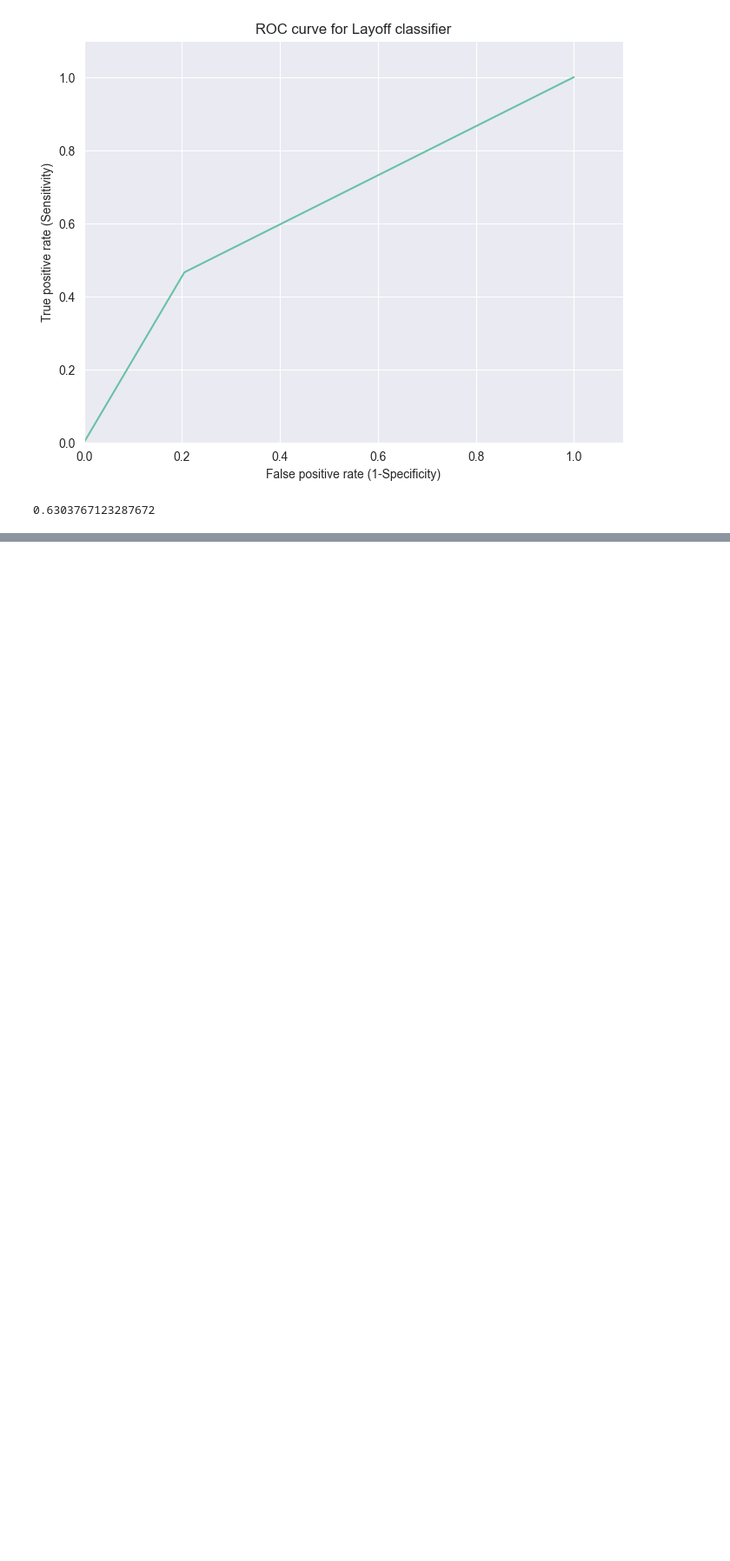
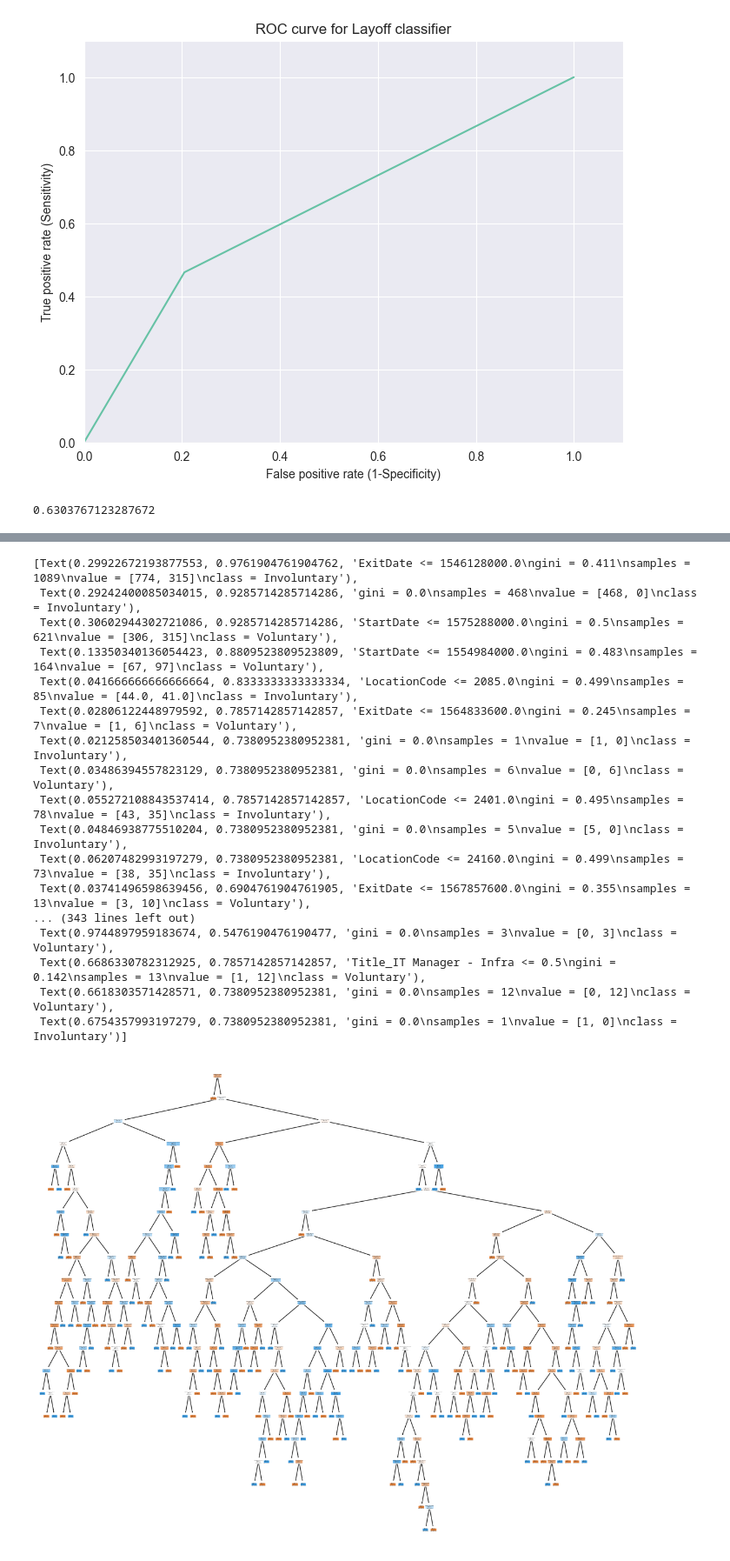
Before and after one commit to sthasangam/ML-Project, a Jupyter notebook: layoffproject.ipynb, the cells around one changed output, grey strips where cells are left out. Shown at 87% size. Saved outputs shown, nothing was run; the diff lists cells and outputs as text; code cells hidden in the pictures; blank space fills up the shorter version.

Commit message:
implementation of decision trees and random forest classifier

```diff
--- a/layoffproject.ipynb
+++ b/layoffproject.ipynb
@@ -381,6 +392,9 @@ X_train, X_test, y_train, y_test = train_test_split(X, y, test_size=0.2, random_
 # %%
 X_train.fillna(0, inplace=True)
 X_test.fillna(0, inplace=True)
+# %%
+y_train.fillna(0, inplace=True)
+y_test.fillna(0, inplace=True)
 # %%
 # fitting the logistic regression model to the training data
 from sklearn.linear_model import LogisticRegression
@@ -476,0 +497,30 @@ roc_auc_score(y_test,y_pred)
+# %%
+from sklearn.tree import DecisionTreeClassifier
+clf_dt = DecisionTreeClassifier(random_state=42)
+clf_dt = clf_dt.fit(X_train, y_train)
+# %%
+plt.figure(figsize=(15, 12))
+plot_tree(clf_dt,
+          filled=True,
+          rounded=True,
+          class_names=["Involuntary", "Voluntary"],
+          feature_names=X.columns)
+# %% [output]
+[Text(0.29922672193877553, 0.9761904761904762, 'ExitDate <= 1546128000.0\ngini = 0.411\nsamples = 1089\nvalue = [774, 315]\nclass = Involuntary'),
+ Text(0.29242400085034015, 0.9285714285714286, 'gini = 0.0\nsamples = 468\nvalue = [468, 0]\nclass = Involuntary'),
+ Text(0.30602944302721086, 0.9285714285714286, 'StartDate <= 1575288000.0\ngini = 0.5\nsamples = 621\nvalue = [306, 315]\nclass = Voluntary'),
+ Text(0.13350340136054423, 0.8809523809523809, 'StartDate <= 1554984000.0\ngini = 0.483\nsamples = 164\nvalue = [67, 97]\nclass = Voluntary'),
+ Text(0.041666666666666664, 0.8333333333333334, 'LocationCode <= 2085.0\ngini = 0.499\nsamples = 85\nvalue = [44.0, 41.0]\nclass = Involuntary'),
+ Text(0.02806122448979592, 0.7857142857142857, 'ExitDate <= 1564833600.0\ngini = 0.245\nsamples = 7\nvalue = [1, 6]\nclass = Voluntary'),
+ Text(0.021258503401360544, 0.7380952380952381, 'gini = 0.0\nsamples = 1\nvalue = [1, 0]\nclass = Involuntary'),
+ Text(0.03486394557823129, 0.7380952380952381, 'gini = 0.0\nsamples = 6\nvalue = [0, 6]\nclass = Voluntary'),
+ Text(0.055272108843537414, 0.7857142857142857, 'LocationCode <= 2401.0\ngini = 0.495\nsamples = 78\nvalue = [43, 35]\nclass = Involuntary'),
+ Text(0.04846938775510204, 0.7380952380952381, 'gini = 0.0\nsamples = 5\nvalue = [5, 0]\nclass = Involuntary'),
+ Text(0.06207482993197279, 0.7380952380952381, 'LocationCode <= 24160.0\ngini = 0.499\nsamples = 73\nvalue = [38, 35]\nclass = Involuntary'),
+ Text(0.03741496598639456, 0.6904761904761905, 'ExitDate <= 1567857600.0\ngini = 0.355\nsamples = 13\nvalue = [3, 10]\nclass = Voluntary'),
+... (343 lines left out)
+ Text(0.9744897959183674, 0.5476190476190477, 'gini = 0.0\nsamples = 3\nvalue = [0, 3]\nclass = Voluntary'),
+ Text(0.6686330782312925, 0.7857142857142857, 'Title_IT Manager - Infra <= 0.5\ngini = 0.142\nsamples = 13\nvalue = [1, 12]\nclass = Voluntary'),
+ Text(0.6618303571428571, 0.7380952380952381, 'gini = 0.0\nsamples = 12\nvalue = [0, 12]\nclass = Voluntary'),
+ Text(0.6754357993197279, 0.7380952380952381, 'gini = 0.0\nsamples = 1\nvalue = [1, 0]\nclass = Involuntary')]
+[figure, added]
```
Also changed, not shown: parts of 40 cells of this notebook.
